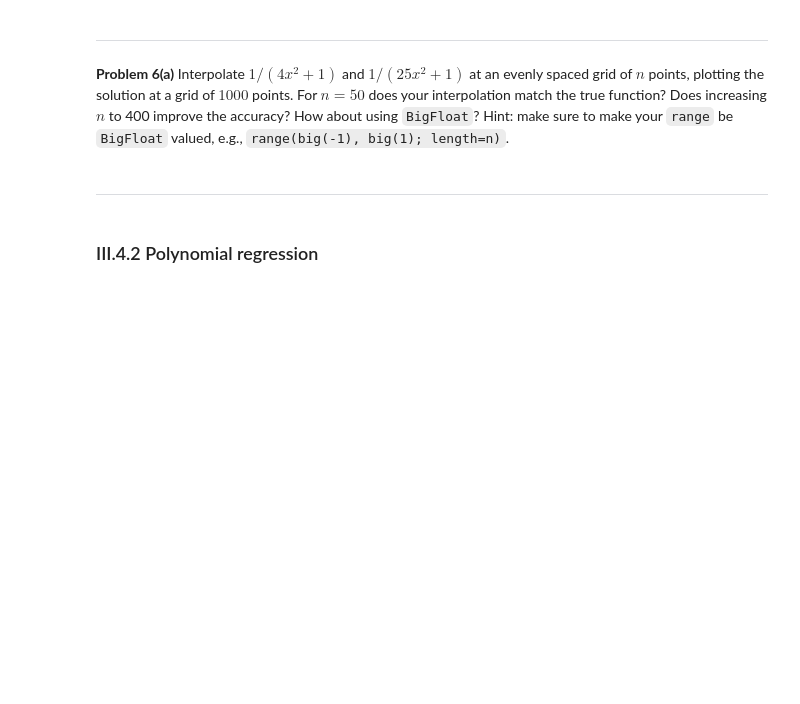
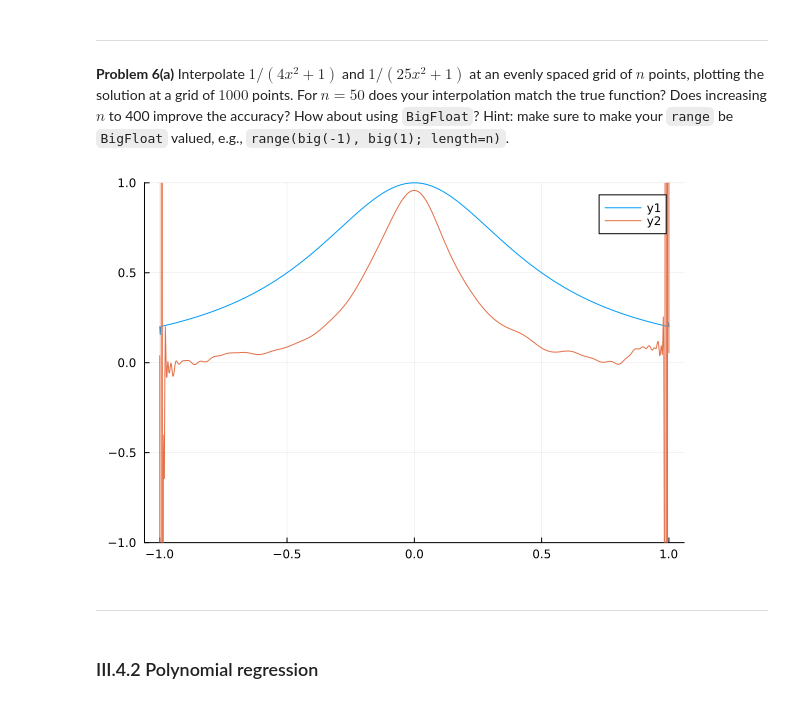
Before and after one commit to farischaudhry/MATH50003NumericalAnalysis, a Jupyter notebook: labs/lab6.ipynb, the cells around one changed output. Drawn from its saved outputs; the diff is of its cells as text; code cells hidden in the pictures; blank space fills up the shorter version.

```diff
--- a/labs/lab6.ipynb
+++ b/labs/lab6.ipynb
@@ -362,6 +519,22 @@ Hint: make sure to make your `range` be `BigFloat` valued, e.g., `range(big(-1),
 # %%
 # TODO: interpolate 1/(10x^2 + 1) and 1/(25x^2 + 1) at $n$ evenly spaced points, plotting both solutions evaluated at
 # the plotting grid with 1000 points, for $n = 50$ and $400$.
+n = 400
+𝐱 = range(-1, 1; length=n)
+𝐠 = range(-1, 1; length=1000) # plotting grid
+
+V = 𝐱 .^ (0:n-1)'
+V_g = 𝐠 .^ (0:n-1)'
+
+f_4 = x -> 1/(4x^2 + 1)
+𝐜_4 = V \ f_4.(𝐱)
+f_25 = x -> 1/(25x^2 + 1)
+𝐜_25 = V \ f_25.(𝐱)
+
+plot(𝐠, V_g*𝐜_4; ylims=(-1,1))
+plot!(𝐠, V_g*𝐜_25)
+# %% [output]
+[figure, added]
 # %% [markdown]
 ------
 # %% [markdown]
```
Also changed, not shown: parts of 26 cells of this notebook, 1 other file.
